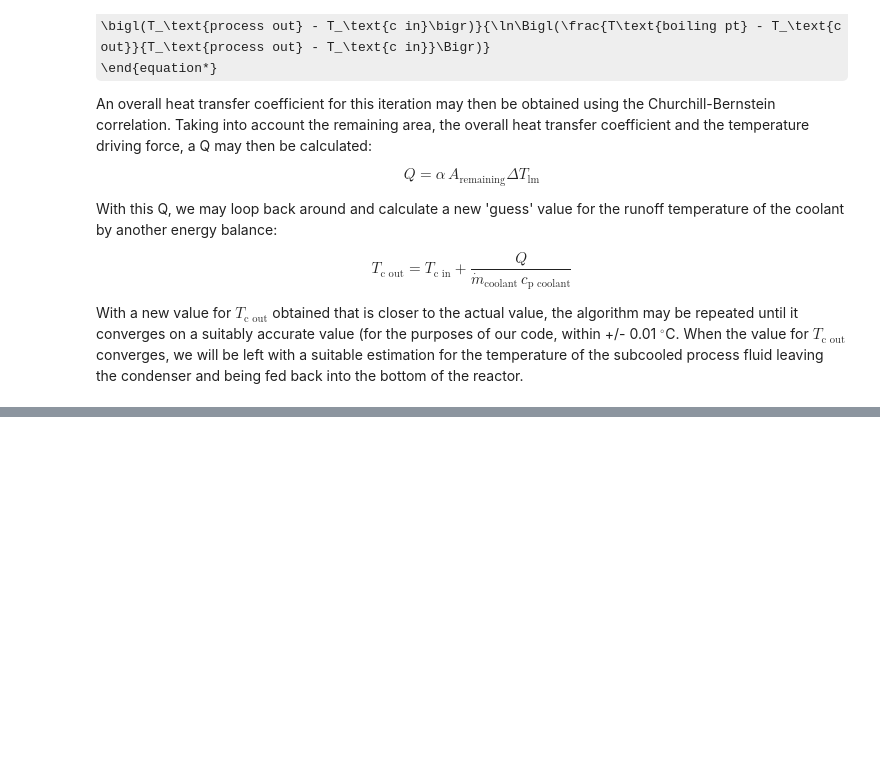
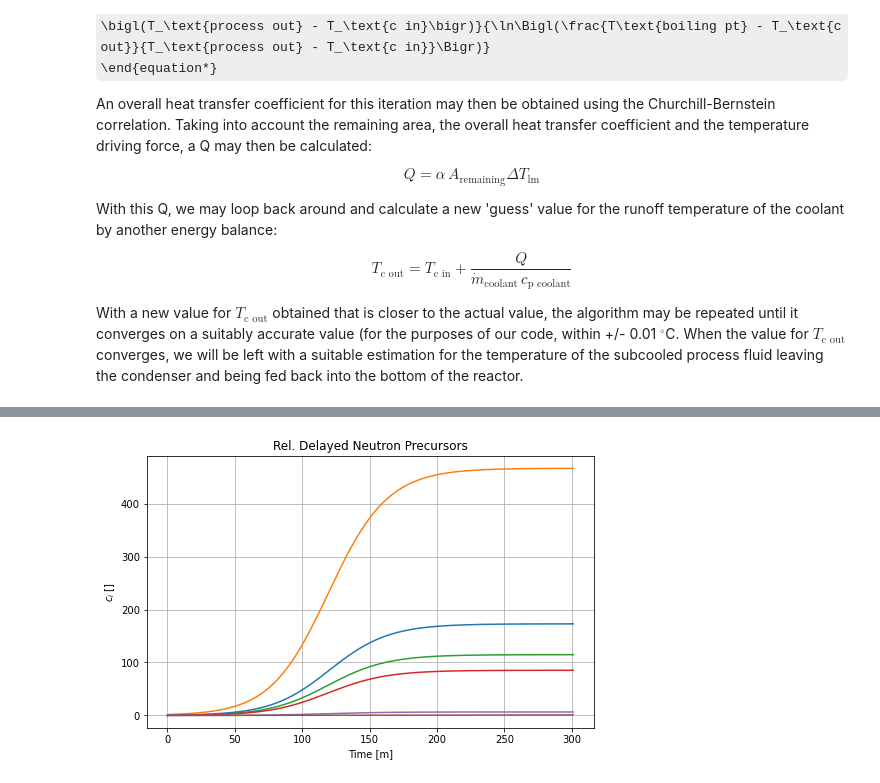
Before and after one commit to dpploy/scipy-2021, a Jupyter notebook: poster.ipynb, the cells around one changed output, grey strips where cells are left out. Cells and saved outputs as stored; diff of their text form; code cells hidden in the pictures; some formulas as TeX source; blank space fills up the shorter version.

```diff
--- a/poster.ipynb
+++ b/poster.ipynb
@@ -49,0 +123,8 @@ $
+# %%
+'''Balance of Plant'''
+# Framework
+from cortix import Cortix
+from cortix import Network
+
+plant = Cortix()                      # System top level
+plant_net = plant.network = Network() # Network
@@ -620,0 +743,6 @@ _____________________________________________________________________________
+# %%
+(quant, time_unit) = reactor.neutron_phase.get_quantity_history('delayed-neutrons-cc')
+quant.plot(x_scaling=1/unit.minute, x_label='Time [m]', y_label=quant.latex_name+' []')
+plt.grid()
+# %% [output]
+[figure, added]
```
Also changed, not shown: parts of 50 cells of this notebook.
